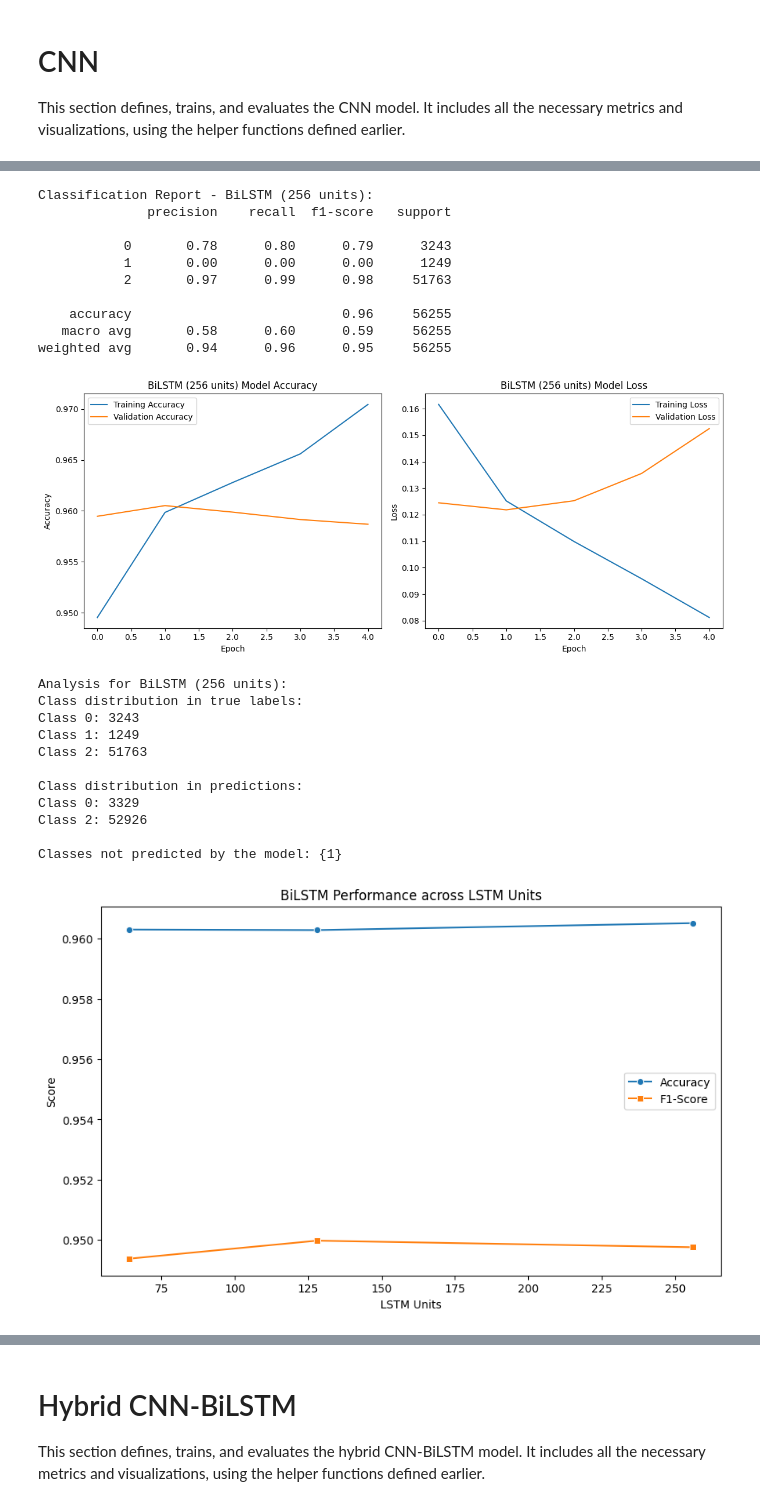
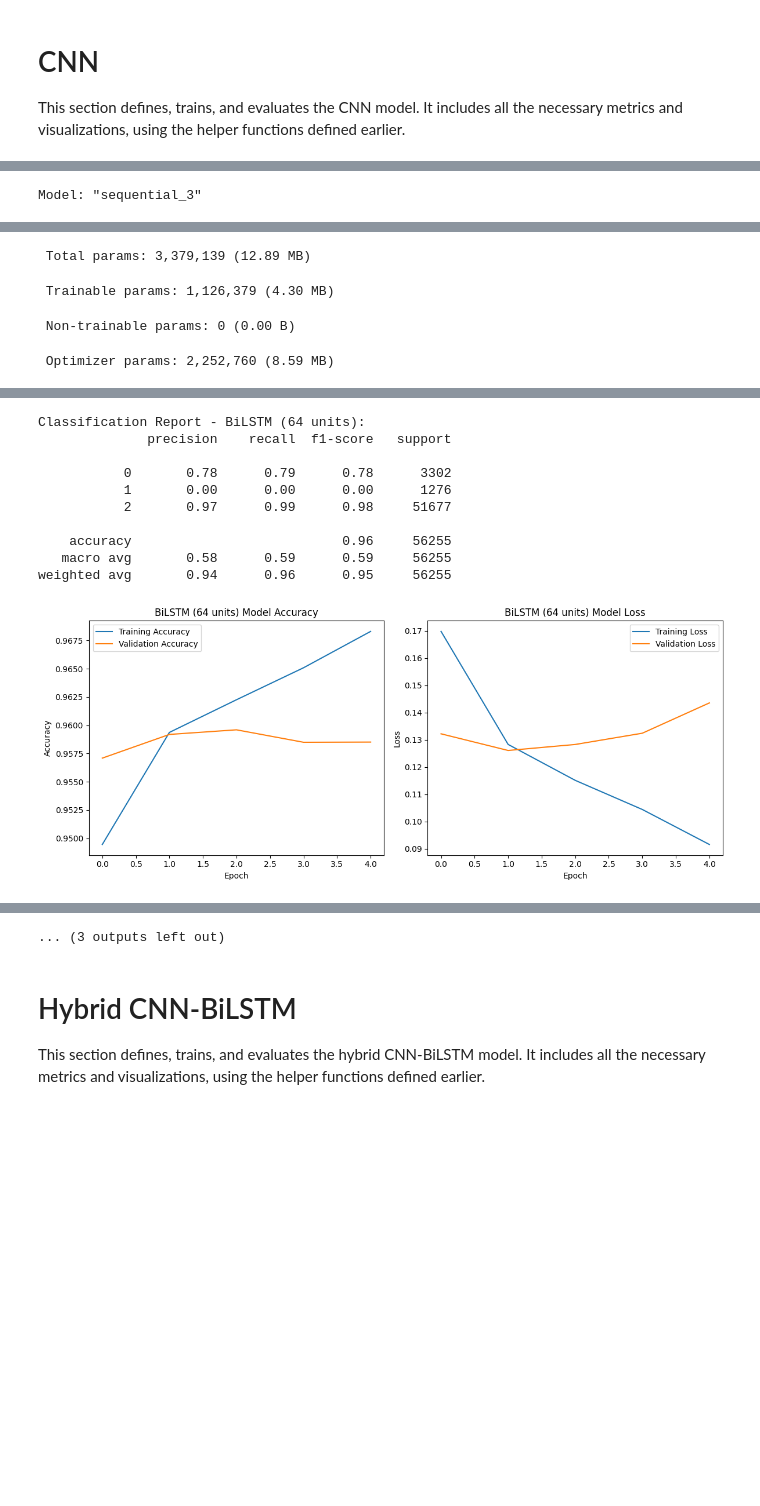
Before and after one commit to kimon1230/nova_doctoral, a Jupyter notebook: TP_Report_final.ipynb, the cells around one changed output, grey strips where cells are left out. Cells and saved outputs as stored; diff of their text form; code cells hidden in the pictures; blank space fills up the shorter version.

```diff
--- a/TP_Report_final.ipynb
+++ b/TP_Report_final.ipynb
@@ -673,13 +769,16 @@ We are adjusting the code here versus what was used for TP by adding early stopp
 # %%
 # Function to create and train BiLSTM model
 def create_and_train_bilstm(embedding_dim, num_words, max_length, lstm_units, X_train, y_train, X_test, y_test, embedding_matrix):
+
+    pipeline_start = time.time()
     num_classes = y_train.shape[1]  # Get the number of classes from y_train
 
+    model_start = time.time()
     model = Sequential([
         Input(shape=(max_length,)),
         Embedding(num_words, embedding_dim, trainable=False, name='embedding'),
         Bidirectional(LSTM(lstm_units, return_sequences=True), name='bilstm_1'),
-        Bidirectional(LSTM(lstm_units), name='bilstm_2'),
+        Bidirectional(LSTM(lstm_units // 2), name='bilstm_2'),
         Dense(10, activation='relu', name='dense_1'),
         Dropout(0.2, name='dropout'),
         Dense(num_classes, activation='softmax', name='output')
@@ -689,6 +788,7 @@ def create_and_train_bilstm(embedding_dim, num_words, max_length, lstm_units, X_
     model.get_layer('embedding').set_weights([embedding_matrix])
 
     model.compile(optimizer='adam', loss='categorical_crossentropy', metrics=['accuracy'])
+    model_time = time.time() - model_start
 
     early_stopping = EarlyStopping(monitor='val_loss', patience=3, restore_best_weights=True)
 
@@ -697,7 +797,10 @@ def create_and_train_bilstm(embedding_dim, num_words, max_length, lstm_units, X_
     history = model.fit(X_train, y_train, epochs=5, batch_size=32, validation_data=(X_test, y_test), callbacks=[early_stopping], verbose=1)
     train_time = time.time() - start_time
 
-    return model, history, train_time
+    pipeline_time = time.time() - pipeline_start
+
+    return model, history, train_time, model_time, pipeline_time
+
 def compare_bilstm_variations(bilstm_results):
     bilstm_df = pd.DataFrame(bilstm_results, columns=['LSTM Units', 'Accuracy', 'F1-Score', 'AUC-ROC', 'Training Time'])
 
@@ -722,8 +825,9 @@ def compare_bilstm_variations(bilstm_results):
     print(f"Best F1-Score: {best_bilstm['F1-Score']:.4f}")
     print(f"Training time for best configuration: {best_bilstm['Training Time']:.4f}")
 
+
 # Common setup (move this outside the loop)
-X_train_bilstm, X_test_bilstm, y_train_bilstm, y_test_bilstm = train_test_split(X, y, test_size=0.25, random_state=43)
+X_train_bilstm, X_test_bilstm, y_train_bilstm, y_test_bilstm = train_test_split(X, y, test_size=0.25, random_state=42)
 
 # Pad sequences
 max_length = 500
@@ -756,7 +860,7 @@ Loading best embeddings dimensions as found by CNN: 200
 lstm_units = 64
 print(f"\nTraining BiLSTM with {lstm_units} LSTM units")
 
-model_64, history_64, train_time_64 = create_and_train_bilstm(embedding_dim, num_words, max_length, lstm_units,
+model_64, history_64, train_time_64, model_time_64, pipeline_time_64 = create_and_train_bilstm(embedding_dim, num_words, max_length, lstm_units,
                                                               X_train_bilstm_padded, y_train_bilstm_cat,
                                                               X_test_bilstm_padded, y_test_bilstm_cat,
                                                               embedding_matrix)
@@ -784,6 +888,8 @@ if accuracy_64 > best_accuracy:
     best_history = history_64
     best_units = lstm_units
     best_train_time = train_time_64
+    best_model_time = model_time_64
+    best_pipeline_time = pipeline_time_64
 # %% [output]
 Training BiLSTM with 64 LSTM units
 Epoch 1/5
@@ -803,7 +909,7 @@ Test Accuracy: 0.9603
 lstm_units = 128
 print(f"\nTraining BiLSTM with {lstm_units} LSTM units")
 
-model_128, history_128, train_time_128 = create_and_train_bilstm(embedding_dim, num_words, max_length, lstm_units,
+model_128, history_128, train_time_128, model_time_128, pipeline_time_128 = create_and_train_bilstm(embedding_dim, num_words, max_length, lstm_units,
                                                                  X_train_bilstm_padded, y_train_bilstm_cat,
                                                                  X_test_bilstm_padded, y_test_bilstm_cat,
                                                                  embedding_matrix)
@@ -830,6 +936,8 @@ if accuracy_128 > best_accuracy:
     best_history = history_128
     best_units = lstm_units
     best_train_time = train_time_128
+    best_model_time = model_time_128
+    best_pipeline_time = pipeline_time_128
 # %% [output]
 Training BiLSTM with 128 LSTM units
 Epoch 1/5
@@ -849,7 +957,7 @@ Test Accuracy: 0.9603
 lstm_units = 256
 print(f"\nTraining BiLSTM with {lstm_units} LSTM units")
 
-model_256, history_256, train_time_256 = create_and_train_bilstm(embedding_dim, num_words, max_length, lstm_units,
+model_256, history_256, train_time_256, model_time_256, pipeline_time_256 = create_and_train_bilstm(embedding_dim, num_words, max_length, lstm_units,
                                                                  X_train_bilstm_padded, y_train_bilstm_cat,
                                                                  X_test_bilstm_padded, y_test_bilstm_cat,
                                                                  embedding_matrix)
@@ -876,6 +984,8 @@ if accuracy_256 > best_accuracy:
     best_history = history_256
     best_units = lstm_units
     best_train_time = train_time_256
+    best_model_time = model_time_256
+    best_pipeline_time = pipeline_time_256
 # %% [output]
 Training BiLSTM with 256 LSTM units
 Epoch 1/5
@@ -894,13 +1004,19 @@ Test Accuracy: 0.9605
 print(f"\nBest number of LSTM units: {best_units}")
 print(f"Best Accuracy: {best_accuracy:.4f}")
 print(f"Train time for best configuration: {best_train_time}")
+print(f"Model time for best configuration: {best_model_time}")
+print(f"Pipeline time for best configuration: {best_pipeline_time}")
+print(f"Best model summary:")
+best_model.summary()
 
 # Use the best model for further analysis
 bilstm_model = best_model
 history_bilstm = best_history
 
 # Make predictions using the best model
+prediction_start = time.time()
 y_pred_bilstm = bilstm_model.predict(X_test_bilstm_padded)
+best_prediction_time = time.time() - prediction_start
 y_pred_classes_bilstm = np.argmax(y_pred_bilstm, axis=1)
 
 # Print metrics
@@ -924,11 +1040,16 @@ analyze_predictions(y_test_bilstm, y_pred_classes_bilstm, f"BiLSTM ({best_units}
 
 # Store results for later comparison
 bilstm_results_dict = {
+    'model': bilstm_model,
+    'lstm_units': best_units,
+    'accuracy': best_accuracy,
     'y_true': y_test_bilstm,
     'y_pred': y_pred_classes_bilstm,
     'y_pred_proba': y_pred_bilstm,
     'train_time': best_train_time,
-    'lstm_units': best_units
+    'model_time': best_model_time,
+    'pipeline_time': best_pipeline_time,
+    'prediction_time': best_prediction_time
 }
 
 # Compare BiLSTM variations
@@ -956,0 +1064 @@ Confusion Matrix:
+Model: "sequential_3"
@@ -956,0 +1080,4 @@ Confusion Matrix:
+ Total params: 3,379,139 (12.89 MB)
+ Trainable params: 1,126,379 (4.30 MB)
+ Non-trainable params: 0 (0.00 B)
+ Optimizer params: 2,252,760 (8.59 MB)
@@ -959,23 +1103,11 @@ Confusion Matrix:
-Classification Report - BiLSTM (256 units):
-              precision    recall  f1-score   support
-
-           0       0.78      0.80      0.79      3243
-           1       0.00      0.00      0.00      1249
-           2       0.97      0.99      0.98     51763
-
-    accuracy                           0.96     56255
-   macro avg       0.58      0.60      0.59     56255
-weighted avg       0.94      0.96      0.95     56255
+Classification Report - BiLSTM (64 units):
+              precision    recall  f1-score   support
+
+           0       0.78      0.79      0.78      3302
+           1       0.00      0.00      0.00      1276
+           2       0.97      0.99      0.98     51677
+
+    accuracy                           0.96     56255
+   macro avg       0.58      0.59      0.59     56255
+weighted avg       0.94      0.96      0.95     56255
-[figure, old version]
+[figure, new version]
-Analysis for BiLSTM (256 units):
-Class distribution in true labels:
-Class 0: 3243
-Class 1: 1249
-Class 2: 51763
-
-Class distribution in predictions:
-Class 0: 3329
-Class 2: 52926
-
-Classes not predicted by the model: {1}
-[figure, removed]
@@ -992,3 +1114,4 @@ Training time for best configuration: 1937.7351
+... (3 outputs left out)
 # %% [markdown]
 # Hybrid CNN-BiLSTM
 This section defines, trains, and evaluates the hybrid CNN-BiLSTM model. It includes all the necessary metrics and visualizations, using the helper functions defined earlier.
```
Also changed, not shown: parts of 30 cells of this notebook, 2 other files.
